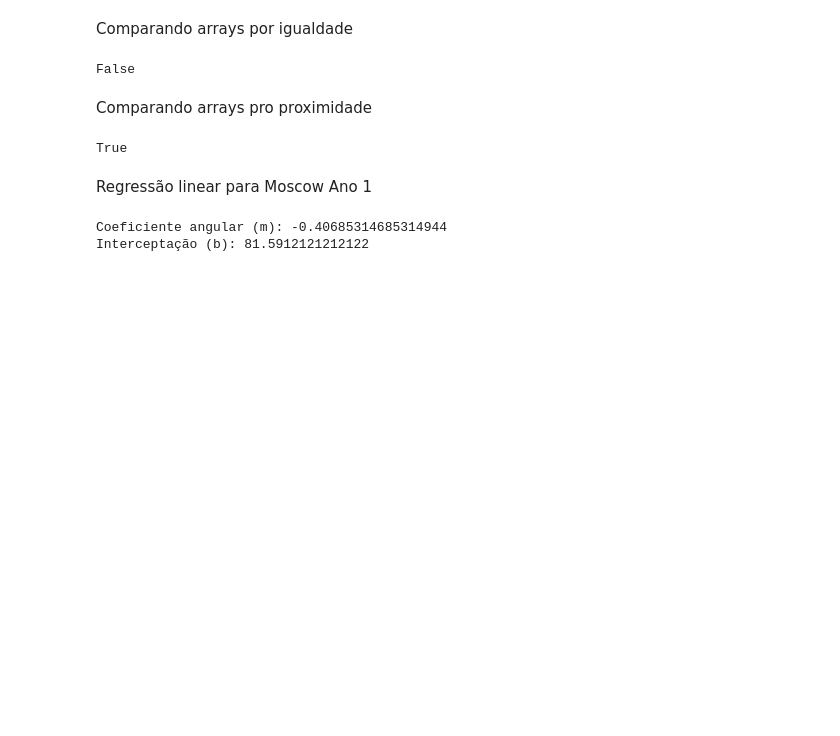
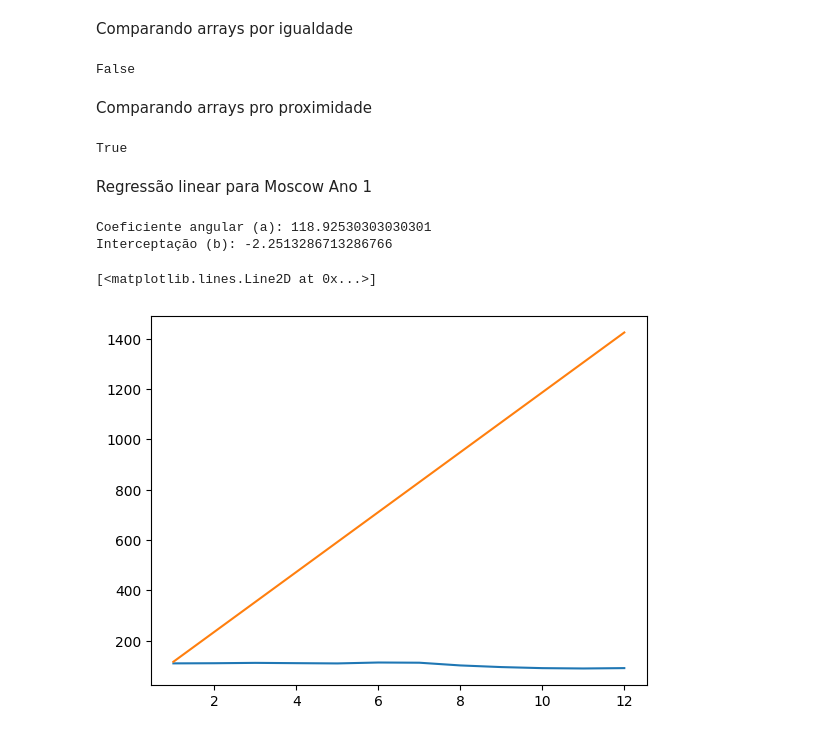
Before and after one commit to carlosclaudinolima/aulaspython, a Jupyter notebook: numpy_01.ipynb, the cells around one changed output. Saved outputs shown, nothing was run; the diff lists cells and outputs as text; code cells hidden in the pictures; blank space fills up the shorter version.

```diff
--- a/numpy_01.ipynb
+++ b/numpy_01.ipynb
@@ -110,6 +113,4 @@ True
 Regressão linear para Moscow Ano 1
 # %%
 x = np.array(meses)
-y = np.array(moscow_ano1)
-
-X_b = np.c_[np.ones((x.shape[0], 1)), x]
+y = np.array(moscow_ano4)
@@ -118,6 +117,16 @@ theta_best = np.linalg.lstsq(X_b, y, rcond=None)[0]
+# %%
+coeficientes = np.polyfit(x, y, 1)
+a=coeficientes[0]
+b=coeficientes[1]
 # %%
-print("Coeficiente angular (m):", theta_best[1])
-print("Interceptação (b):", theta_best[0])
+print("Coeficiente angular (a):", coeficientes[1])
+print("Interceptação (b):", coeficientes[0])
 # %% [output]
-Coeficiente angular (m): -0.40685314685314944
-Interceptação (b): 81.5912121212122
+Coeficiente angular (a): 118.92530303030301
+Interceptação (b): -2.2513286713286766
+# %%
+plt.plot(x, y)
+plt.plot(x, coeficientes[1] * x +coeficientes[0])
+# %% [output]
+[<matplotlib.lines.Line2D at 0x...>]
+[figure, added]
```
Also changed, not shown: parts of 2 cells of this notebook.
